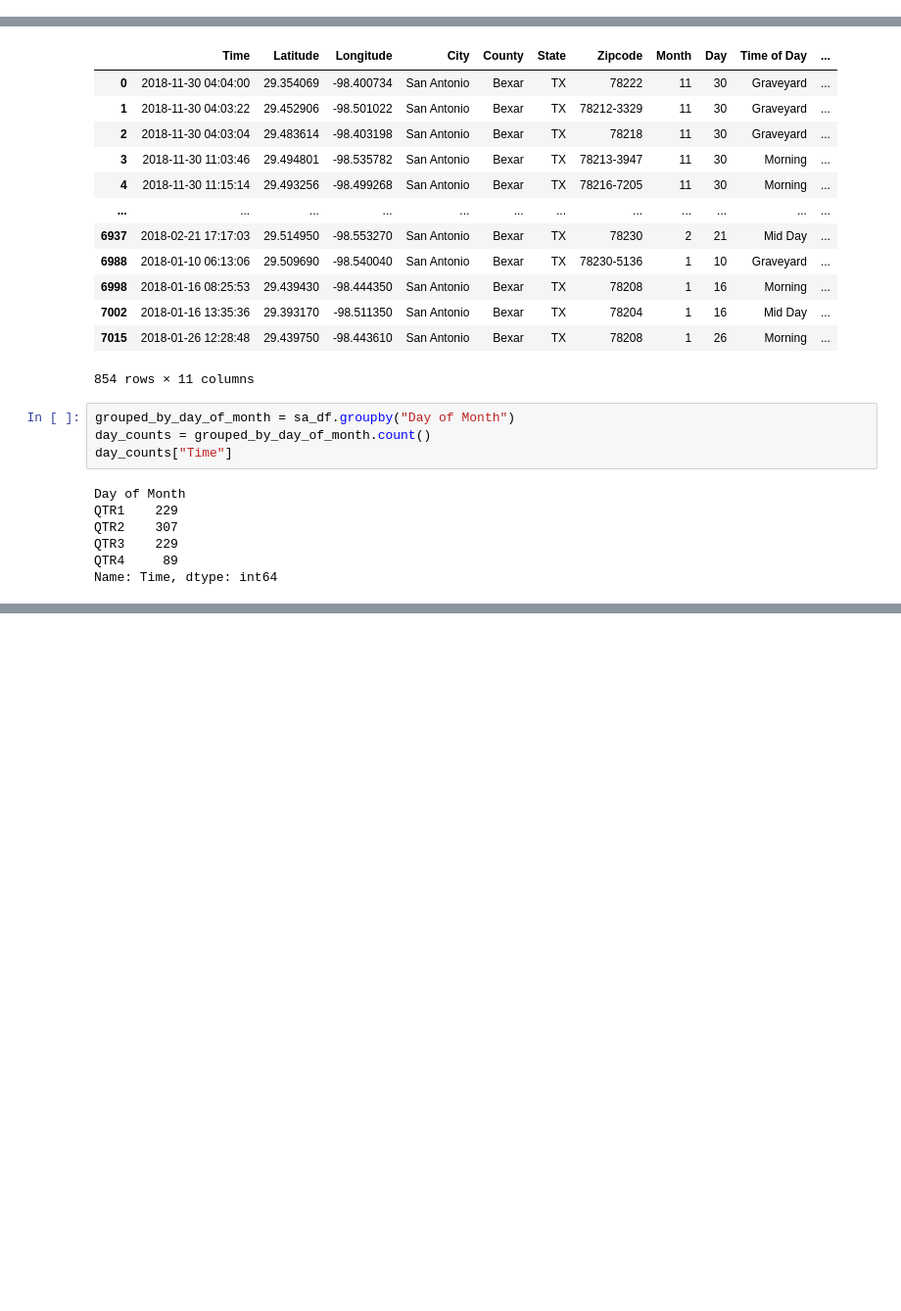
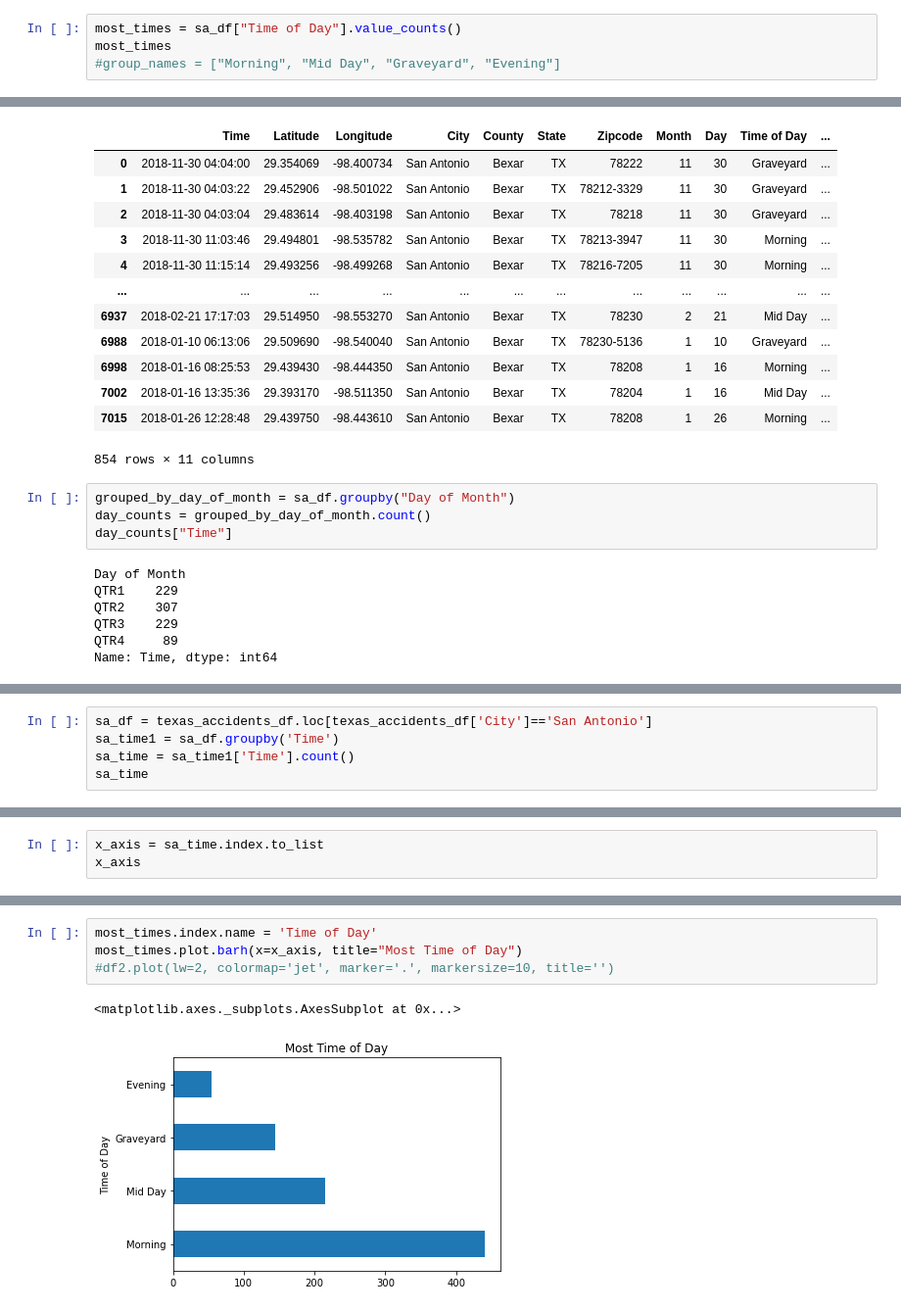
Before and after one commit to Corters22/Traffic_Data_in_San_Antonio, a Jupyter notebook: Question_3/SA_weather_traffic.ipynb, the cells around one changed output, grey strips where cells are left out. Shown at 98% size. Cells and saved outputs as stored; diff of their text form; blank space fills up the shorter version.

Commit message:
creating charts

```diff
--- a/Question_3/SA_weather_traffic.ipynb
+++ b/Question_3/SA_weather_traffic.ipynb
@@ -72,3 +106,7 @@ Mid Day      215
 Graveyard    144
 Evening       54
 Name: Time of Day, dtype: int64
+# %%
+most_times = sa_df["Time of Day"].value_counts()
+most_times
+#group_names = ["Morning", "Mid Day", "Graveyard", "Evening"]
@@ -132,0 +207,5 @@ sa_counts.head()
+# %%
+sa_df = texas_accidents_df.loc[texas_accidents_df['City']=='San Antonio']
+sa_time1 = sa_df.groupby('Time')
+sa_time = sa_time1['Time'].count()
+sa_time
@@ -132,0 +226,3 @@ sa_counts.head()
+# %%
+x_axis = sa_time.index.to_list
+x_axis
@@ -132,0 +240,7 @@ sa_counts.head()
+# %%
+most_times.index.name = 'Time of Day'
+most_times.plot.barh(x=x_axis, title="Most Time of Day")
+#df2.plot(lw=2, colormap='jet', marker='.', markersize=10, title='')
+# %% [output]
+<matplotlib.axes._subplots.AxesSubplot at 0x...>
+[figure, added]
```
Also changed, not shown: parts of 9 cells of this notebook, 1 other file.
